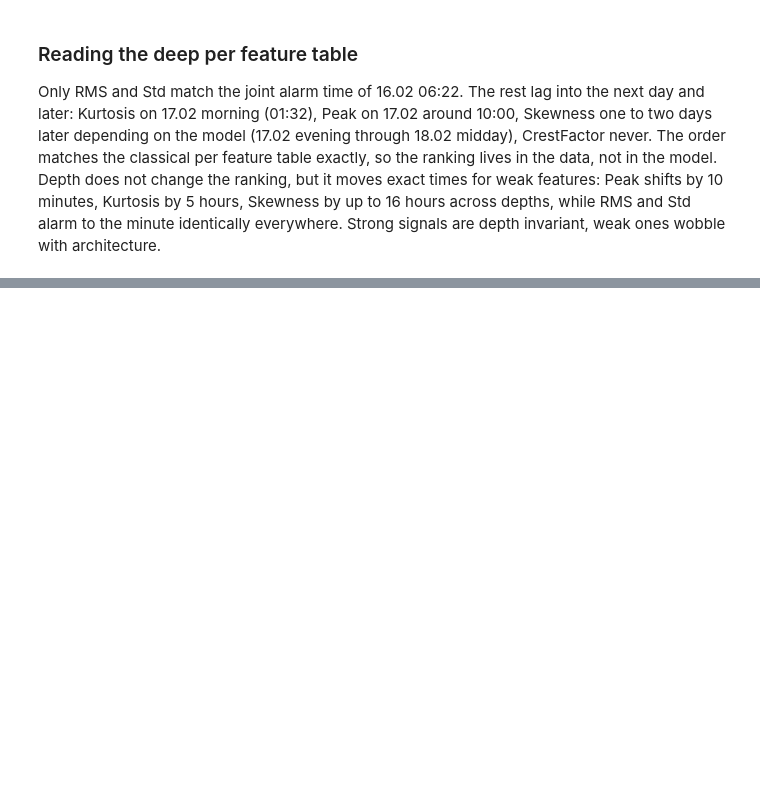
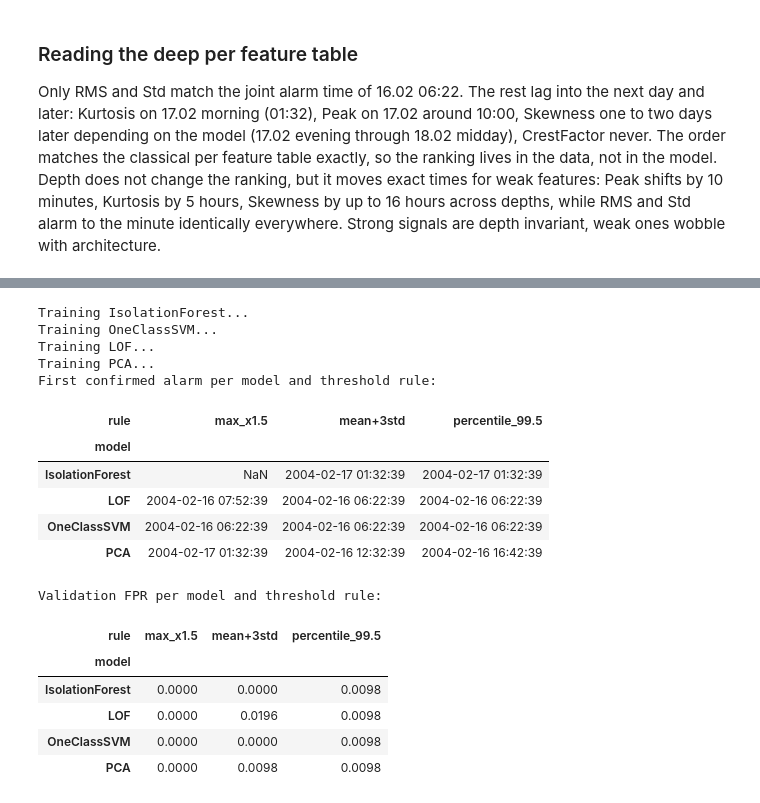
Before and after one commit to maidabiber/anomaly-detection-thesis, a Jupyter notebook: notebooks/analyze_2nd_test.ipynb, the cells around one changed output, grey strips where cells are left out. Saved outputs shown, nothing was run; the diff lists cells and outputs as text; code cells hidden in the pictures; blank space fills up the shorter version.

```diff
--- a/notebooks/analyze_2nd_test.ipynb
+++ b/notebooks/analyze_2nd_test.ipynb
@@ -983,0 +1083,48 @@ LSTM_AE: final train loss 0.02312, val loss 0.02161
+# %%
+thr_rules = {
+    'mean+3std': lambda v: float(np.mean(v) + 3 * np.std(v)),
+    'percentile_99.5': lambda v: float(np.percentile(v, 99.5)),
+    'max_x1.5': lambda v: float(np.max(v) * 1.5),
+}
+
+thr_rows = []
+for name, fit_fn, score_fn in classical:
+    print(f"Training {name}...", flush=True)
+    model = fit_fn(X_healthy_train)
+    full = pd.Series(score_fn(model, X_all), index=df.index)
+    val = score_fn(model, X_healthy_val)
+    for rname, rfn in thr_rules.items():
+        t = rfn(val)
+        is_an = full > t
+        alarm = first_confirmed_alarm(is_an, window=20)
+        train_end = df_healthy_train.index[-1]
+        val_end = df_healthy.index[-1]
+        fpr_v = float(is_an[(full.index > train_end) & (full.index <= val_end)].mean())
+        thr_rows.append({'model': name, 'rule': rname, 'threshold': round(t, 5),
+                         'alarm': (alarm.strftime('%Y-%m-%d %H:%M:%S') if alarm is not None else None),
+                         'fpr': round(fpr_v, 4)})
+
+thr_df = pd.DataFrame(thr_rows)
+print("First confirmed alarm per model and threshold rule:")
+display(thr_df.pivot_table(index='model', columns='rule', values='alarm', aggfunc='first', observed=True))
+print("Validation FPR per model and threshold rule:")
+display(thr_df.pivot_table(index='model', columns='rule', values='fpr', aggfunc='first', observed=True).style.format('{:.4f}'))
+# %% [output]
+Training IsolationForest...
+Training OneClassSVM...
+Training LOF...
+Training PCA...
+First confirmed alarm per model and threshold rule:
+| rule | max_x1.5 | mean+3std | percentile_99.5 |
+| model |  |  |  |
+| IsolationForest | NaN | 2004-02-17 01:32:39 | 2004-02-17 01:32:39 |
+| LOF | 2004-02-16 07:52:39 | 2004-02-16 06:22:39 | 2004-02-16 06:22:39 |
+| OneClassSVM | 2004-02-16 06:22:39 | 2004-02-16 06:22:39 | 2004-02-16 06:22:39 |
+| PCA | 2004-02-17 01:32:39 | 2004-02-16 12:32:39 | 2004-02-16 16:42:39 |
+Validation FPR per model and threshold rule:
+| rule | max_x1.5 | mean+3std | percentile_99.5 |
+| model |  |  |  |
+| IsolationForest | 0.0000 | 0.0000 | 0.0098 |
+| LOF | 0.0000 | 0.0196 | 0.0098 |
+| OneClassSVM | 0.0000 | 0.0000 | 0.0098 |
+| PCA | 0.0000 | 0.0098 | 0.0098 |
```
Also changed, not shown: parts of 20 cells of this notebook.
